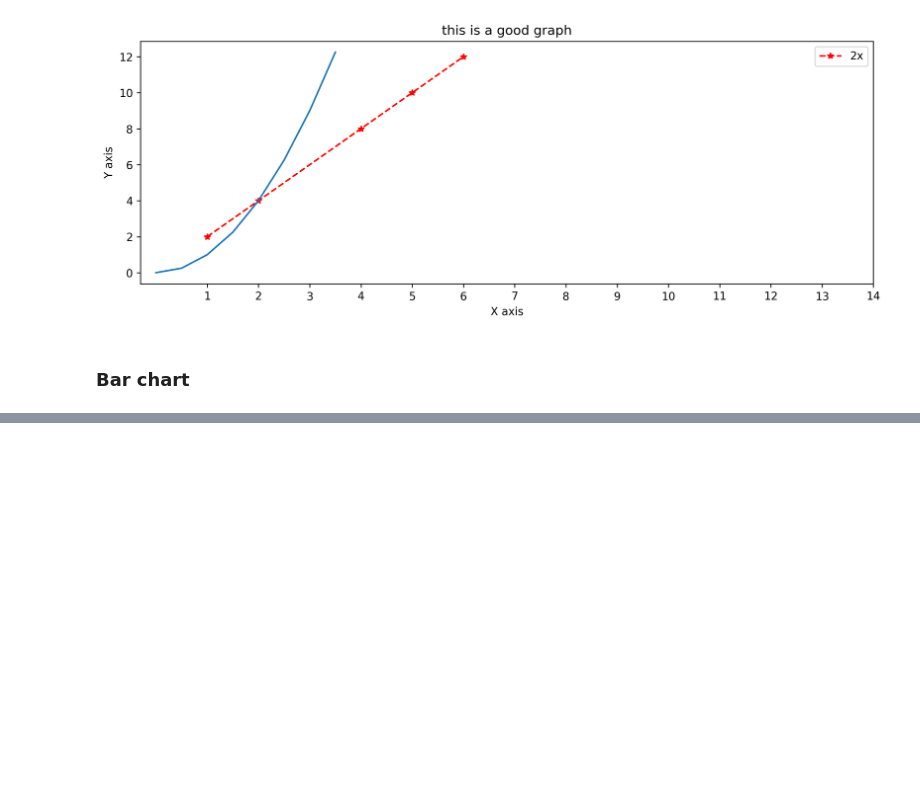
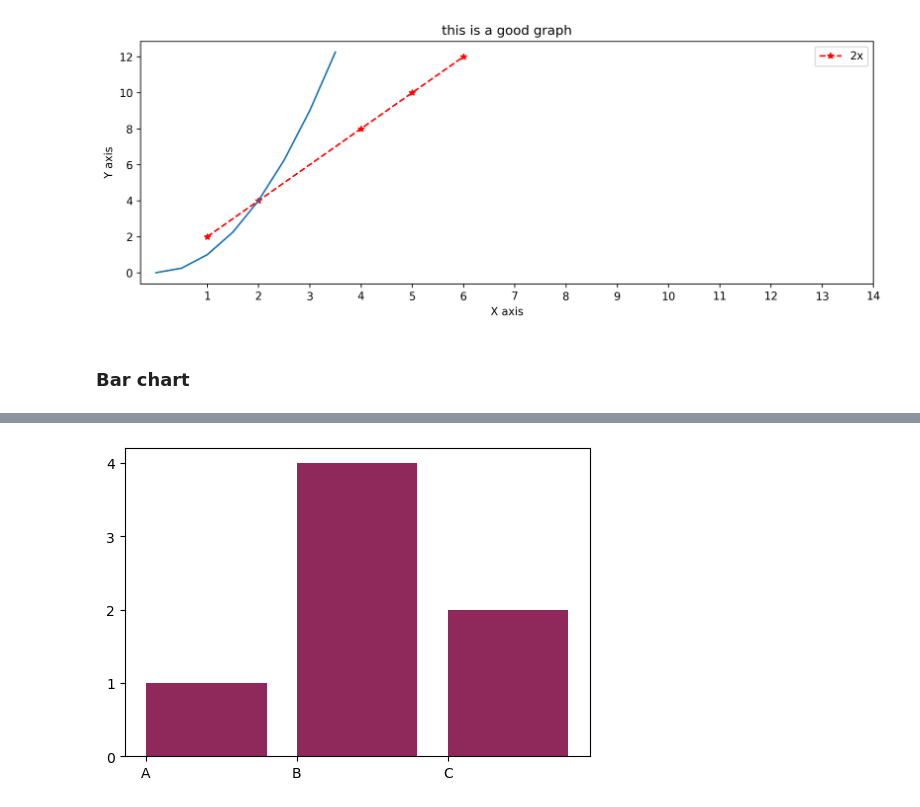
Before and after one commit to gehad-Ahmed30/Data-Analysis, a Jupyter notebook: Pandas/Visualization.ipynb, the cells around one changed output, grey strips where cells are left out. Drawn from its saved outputs; the diff is of its cells as text; code cells hidden in the pictures; blank space fills up the shorter version.

```diff
--- a/Pandas/Visualization.ipynb
+++ b/Pandas/Visualization.ipynb
@@ -530,0 +549,9 @@ plt.show()
+# %%
+lables = ["A", "B", "C"]
+values = [1,4,2]
+plt.figure(figsize=(6,4))
+plt.bar(lables, values, color = "#8f285b", align= "edge")
+plt.yticks(np.arange(0,5,1))
+plt.show()
+# %% [output]
+[figure, added]
```
Also changed, not shown: parts of 6 cells of this notebook.
